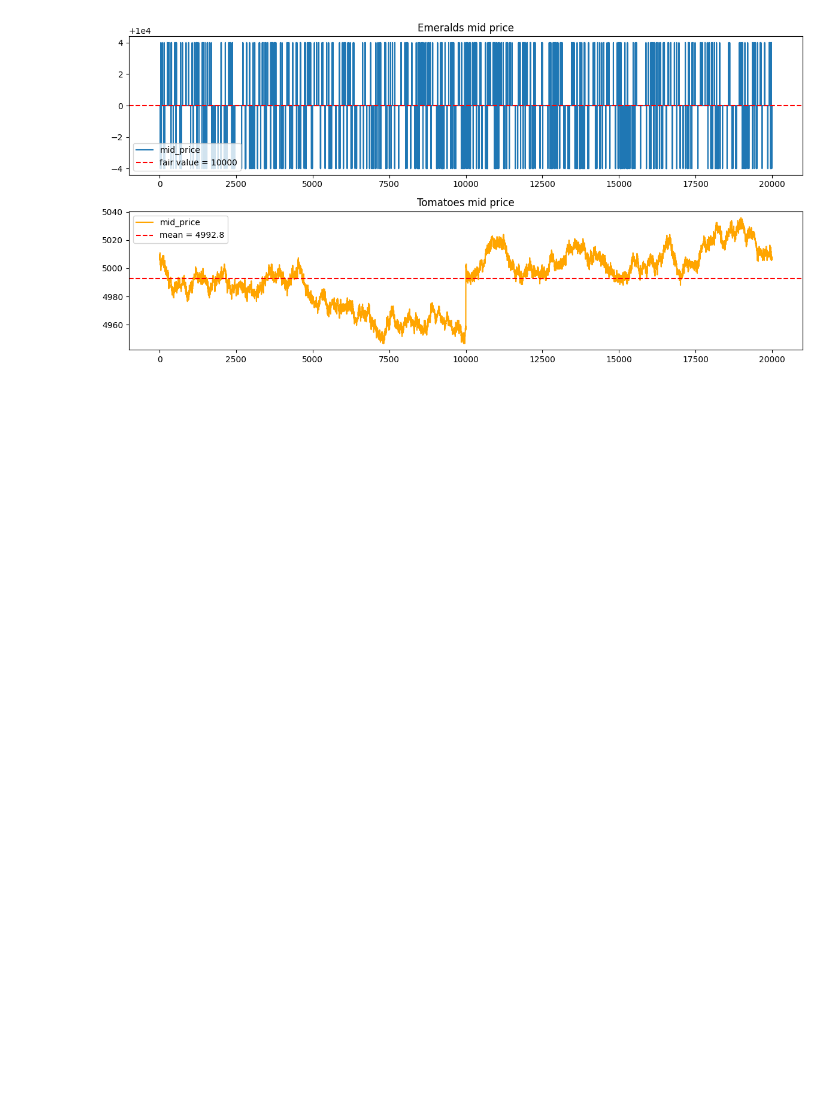
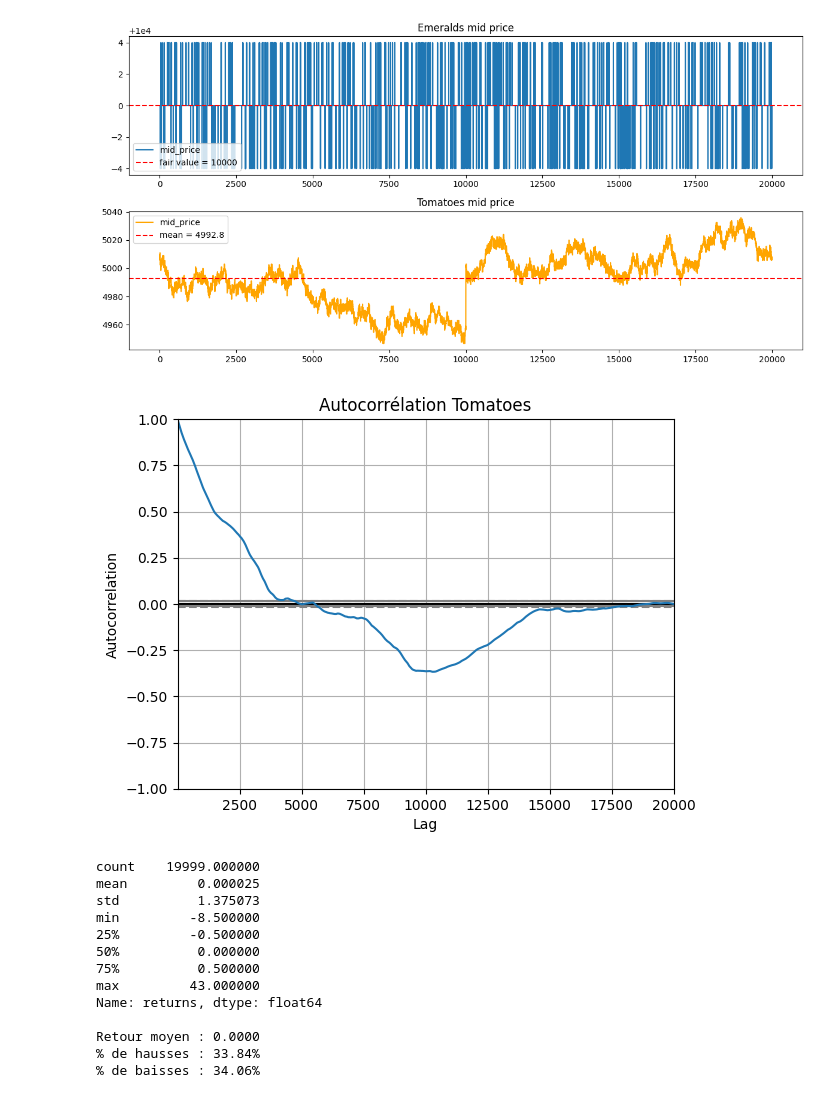
Before and after one commit to Paul-Arnaud-Battandier/IMC-Prosperity-4, a Jupyter notebook: tutorial_round/exploration.ipynb, the cells around one changed output. Cells and saved outputs as stored; diff of their text form; code cells hidden in the pictures; blank space fills up the shorter version.

```diff
--- a/tutorial_round/exploration.ipynb
+++ b/tutorial_round/exploration.ipynb
@@ -50,3 +50,34 @@ Name: mid_price, dtype: float64
 max       5036.000000
 Name: mid_price, dtype: float64
 [figure]
+# %%
+tomatoes = df[df["product"] == "TOMATOES"].copy()
+tomatoes = tomatoes.reset_index(drop=True)
+
+# Autocorrélation — est-ce que le prix d'aujourd'hui prédit celui de demain ?
+from pandas.plotting import autocorrelation_plot
+autocorrelation_plot(tomatoes["mid_price"])
+plt.title("Autocorrélation Tomatoes")
+plt.show()
+
+# Retours tick par tick
+tomatoes["returns"] = tomatoes["mid_price"].diff()
+print(tomatoes["returns"].describe())
+print(f"\nRetour moyen : {tomatoes['returns'].mean():.4f}")
+print(f"% de hausses : {(tomatoes['returns'] > 0).mean():.2%}")
+print(f"% de baisses : {(tomatoes['returns'] < 0).mean():.2%}")
+# %% [output]
+[figure, added]
+count    19999.000000
+mean         0.000025
+std          1.375073
+min         -8.500000
+25%         -0.500000
+50%          0.000000
+75%          0.500000
+max         43.000000
+Name: returns, dtype: float64
+
+Retour moyen : 0.0000
+% de hausses : 33.84%
+% de baisses : 34.06%
```
Also changed, not shown: parts of 2 cells of this notebook, 1 other file.
